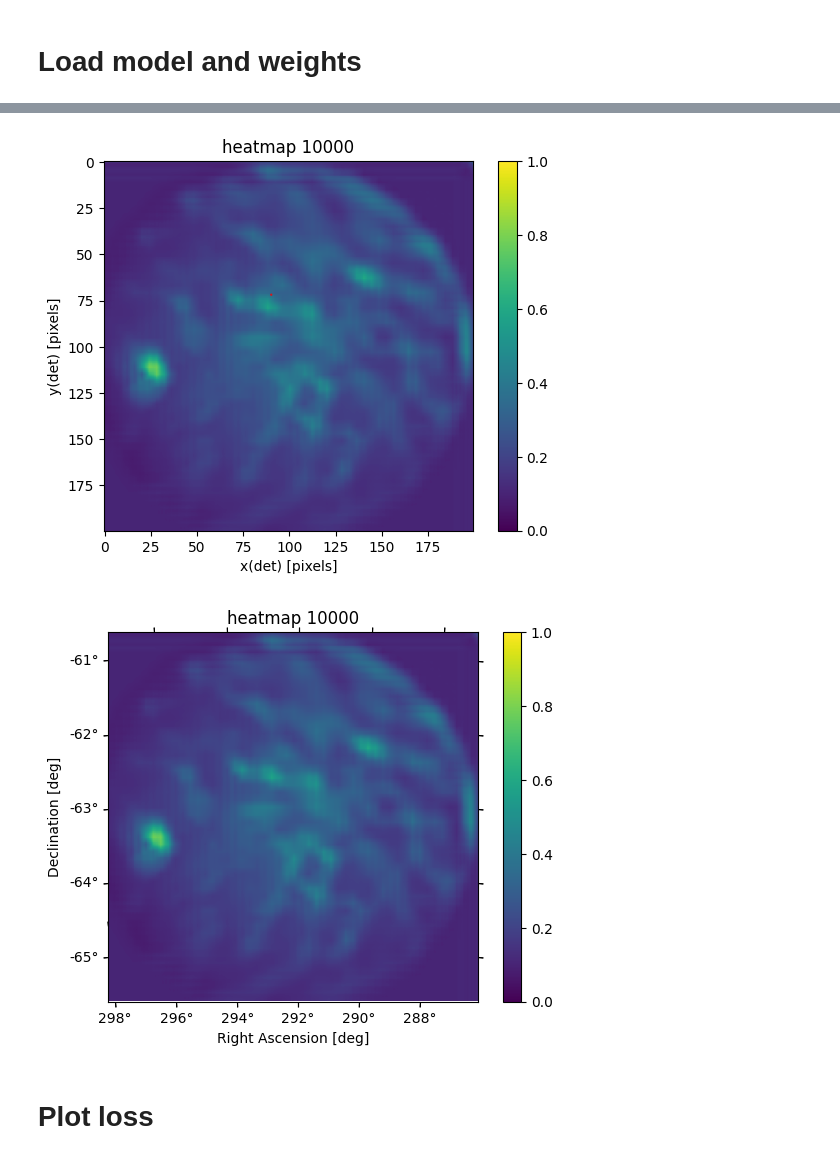
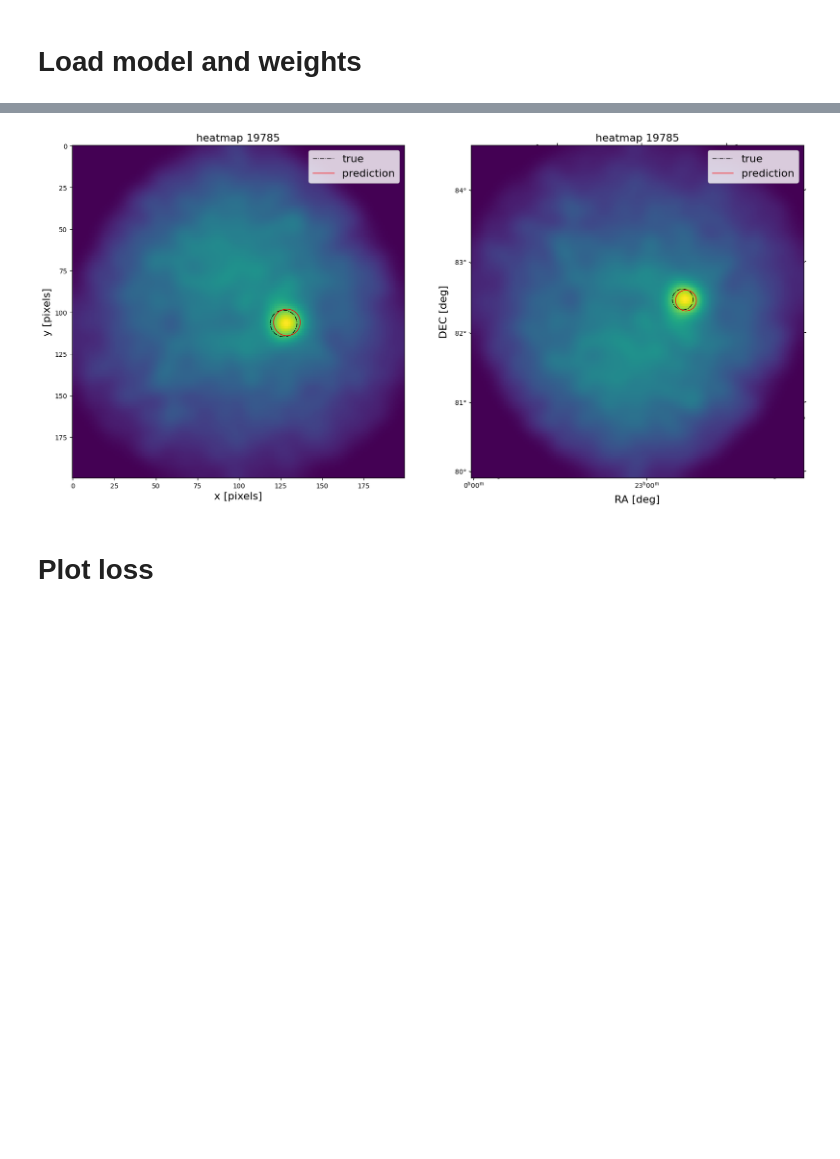
Before and after one commit to ambra-dipiano/astroAI, a Jupyter notebook: astroai/notebooks/cnn-regressor.ipynb, the cells around one changed output, grey strips where cells are left out. Cells and saved outputs as stored; diff of their text form; code cells hidden in the pictures; blank space fills up the shorter version.

```diff
--- a/astroai/notebooks/cnn-regressor.ipynb
+++ b/astroai/notebooks/cnn-regressor.ipynb
@@ -6,8 +6,9 @@ from os import listdir
 from os.path import join, isfile
 
 # data
-table = 'regressor_5sgm.npy'
-path = '/data01/homes/dipiano/E4/irf_random/crab/'
+zenith = 20  # 'random'
+table = 'regressor_5sgm_exp30m_z20_xy_flip.pickle'
+path = f'/data01/homes/dipiano/E4/irf_z{zenith}/crab/'
 dataset = join(path, table)
 
 # dataset
@@ -59,0 +45,13 @@ row
+# %%
+import numpy as np
+from astroai.tools.utils import plot_heatmap, set_wcs
+
+# get random seed
+idx = np.random.choice(range(len(test_data)))
+# find seed to get the original heatmap
+seed = len(train_data) + idx + 1
+
+# get simulation data
+infodata = pd.read_csv(infotable, sep=' ', header=0).sort_values(by=['seed'])
+row = infodata[infodata['seed']==seed]
+row
@@ -121,38 +153,40 @@ print(f"LABEL SKY: {label_sky}")
 # %%
 import astropy.units as u
 from matplotlib.lines import Line2D
 
 radius_deg = 0.2
 radius_pix = radius_deg/0.025
-figsize = (6, 6)
+figsize = (20, 20)
+fs = 16
 
 # PLOT
-fig = plt.figure(figsize=(10,10))
+fig = plt.figure(figsize=figsize)
 ax = fig.add_subplot(121), fig.add_subplot(122, projection=w)
 
 # PIX
-ax[0].imshow(train_data[idx], vmin=0, vmax=1)
-ax[0].add_patch(plt.Circle((true_pix), radius=radius_pix, edgecolor='r', facecolor='none'))
-ax[0].add_patch(plt.Circle((label_pix), radius=radius_pix, edgecolor='k', facecolor='none', ls='-.'))
-ax[0].set_ylabel('y [pixels]')
-ax[0].set_xlabel('x [pixels]')
+ax[0].imshow(test_data[idx], vmin=0, vmax=1)
+ax[0].add_patch(plt.Circle((true_pix), radius=radius_pix, edgecolor='k', facecolor='none', ls='-.'))
+ax[0].add_patch(plt.Circle((pred_pix), radius=radius_pix, edgecolor='r', facecolor='none', ls='-'))
+ax[0].set_ylabel('y [pixels]', fontsize=fs)
+ax[0].set_xlabel('x [pixels]', fontsize=fs)
+ax[0].set_title(f'heatmap {seed}', fontsize=fs)
 
 # SKY
-ax[1].imshow(train_data[idx], vmin=0, vmax=1)
-ax[1].scatter(true_sky[0], true_sky[1], transform=ax[1].get_transform('icrs'), s=300,
-               edgecolor='r', facecolor='none')
-ax[1].scatter(label_sky[0], label_sky[1], transform=ax[1].get_transform('icrs'), s=300,
-               edgecolor='k', facecolor='none', ls='-.')
-ax[1].set_ylabel('y [pixels]')
-ax[1].set_xlabel('x [pixels]')
+ax[1].imshow(test_data[idx], vmin=0, vmax=1)
+ax[1].scatter(true_sky[0], true_sky[1], transform=ax[1].get_transform('icrs'), s=1e3,
+              edgecolor='k', facecolor='none', ls='-.')
+ax[1].scatter(pred_sky[0], pred_sky[1], transform=ax[1].get_transform('icrs'), s=1e3,
+              edgecolor='r', facecolor='none', ls='-')
+ax[1].set_ylabel('DEC [deg]', fontsize=fs)
+ax[1].set_xlabel('RA [deg]', fontsize=fs)
+ax[1].set_title(f'heatmap {seed}', fontsize=fs)
 
 # LEGENDS
-custom_lines = [Line2D([0], [0], color='r', lw=1, ls='-'),
-                Line2D([0], [0], color='k', lw=1, ls='-.')]
-ax[0].legend(custom_lines, ['true', 'label'])
-ax[1].legend(custom_lines, ['true', 'label'])
+custom_lines = [Line2D([0], [0], color='k', lw=1, ls='-.'),
+                Line2D([0], [0], color='r', lw=1, ls='-')]
+ax[0].legend(custom_lines, ['true', 'prediction'], fontsize=fs)
+ax[1].legend(custom_lines, ['true', 'prediction'], fontsize=fs)
 
 plt.show()
 # %% [output]
-[figure, old version]
+[figure, new version]
-[figure, removed]
```
Also changed, not shown: parts of 21 cells of this notebook, 2 other files.
